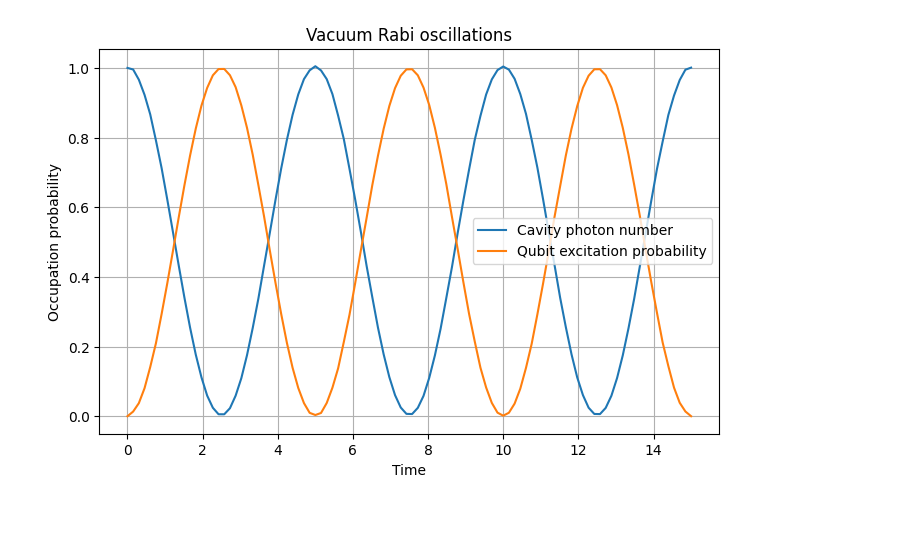
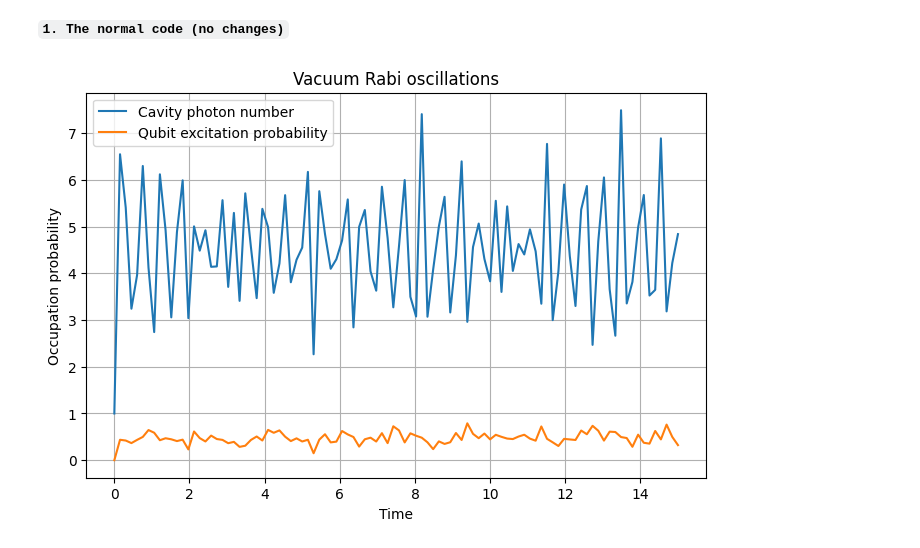
Before and after one commit to shreyasat27/MSc-QT-, a Jupyter notebook: task_4.ipynb, the cells around one changed output. Saved outputs shown, nothing was run; the diff lists cells and outputs as text; code cells hidden in the pictures; blank space fills up the shorter version.

```diff
--- a/task_4.ipynb
+++ b/task_4.ipynb
@@ -14,3 +10,5 @@ Successfully installed qutip-5.1.1
+# %% [markdown]
+**`1. The normal code (no changes)`**
 # %%
 import numpy as np
 import matplotlib.pyplot as plt
@@ -19,7 +17,7 @@ from qutip import *
 # Define system parameters
 
 omega =  2 * np.pi
-g = 0.1 * 2 * np.pi         # Coupling strength
+g = 20       # Coupling strength
 N = 15                     # Number of Fock states in the cavity
 theta = 0            # Angle determining the qubit orientation
 kappa = 0.05             # Cavity dissipation rate
@@ -36,31 +34,31 @@ a = tensor(destroy(N), qeye(2))  # Cavity annihilation operator
 adag = a.dag() # Creation operator for the cavity
 sigma_x = tensor(qeye(N), Qobj([[0, 1], [1, 0]]))  # Pauli X
 sigma_z = tensor(qeye(N), Qobj([[1, 0], [0, -1]]))  # Pauli Z
 idn = tensor(qeye(N), Qobj([[1, 0], [0, 1]])) #identity
 
 # Hamiltonian
 H_interaction = (g * (a + adag)) * (np.sin(theta) * sigma_z + np.cos(theta) * sigma_x)
 H_matrix = -(np.sqrt(((epsilon/2)**2)+t_c**2)*sigma_z)
 
 omega_R=2*np.sqrt(((epsilon/2)**2)+t_c**2) #choose a value
 
 H_res = omega_R * a.dag()*a
 H = H_matrix + H_interaction + H_res
 # Collapse operators (dissipation)
 c_ops = [ ]
 
 # Solve the master equation
 output = mesolve(H, psi0, tlist, c_ops, [a.dag() * a,((-sigma_z+idn)/2)])
 
 # Plot the results
 fig, ax = plt.subplots(figsize=(8, 5))
 ax.plot(tlist, output.expect[0], label="Cavity photon number")
 ax.plot(tlist, output.expect[1], label="Qubit excitation probability")
 ax.legend()
 ax.set_xlabel("Time")
 ax.set_ylabel("Occupation probability")
 ax.set_title("Vacuum Rabi oscillations")
 plt.grid()
 plt.show()
 # %% [output]
-[figure, old version]
+[figure, new version]
```
Also changed, not shown: parts of 5 cells of this notebook.
